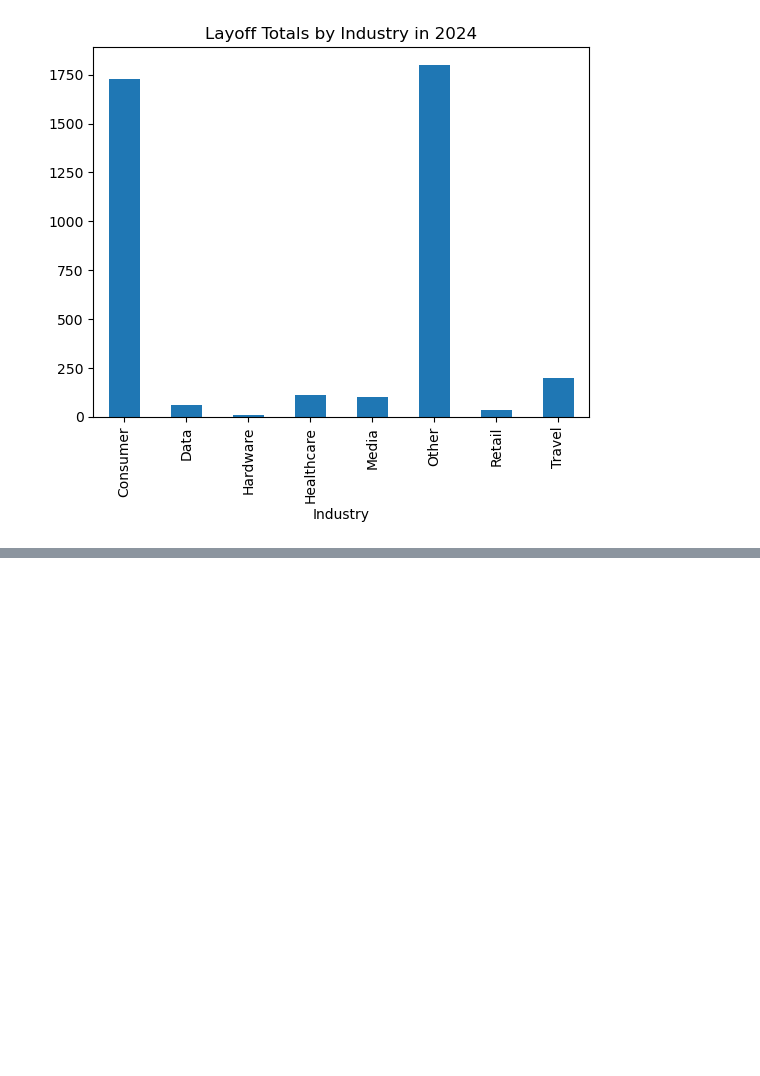
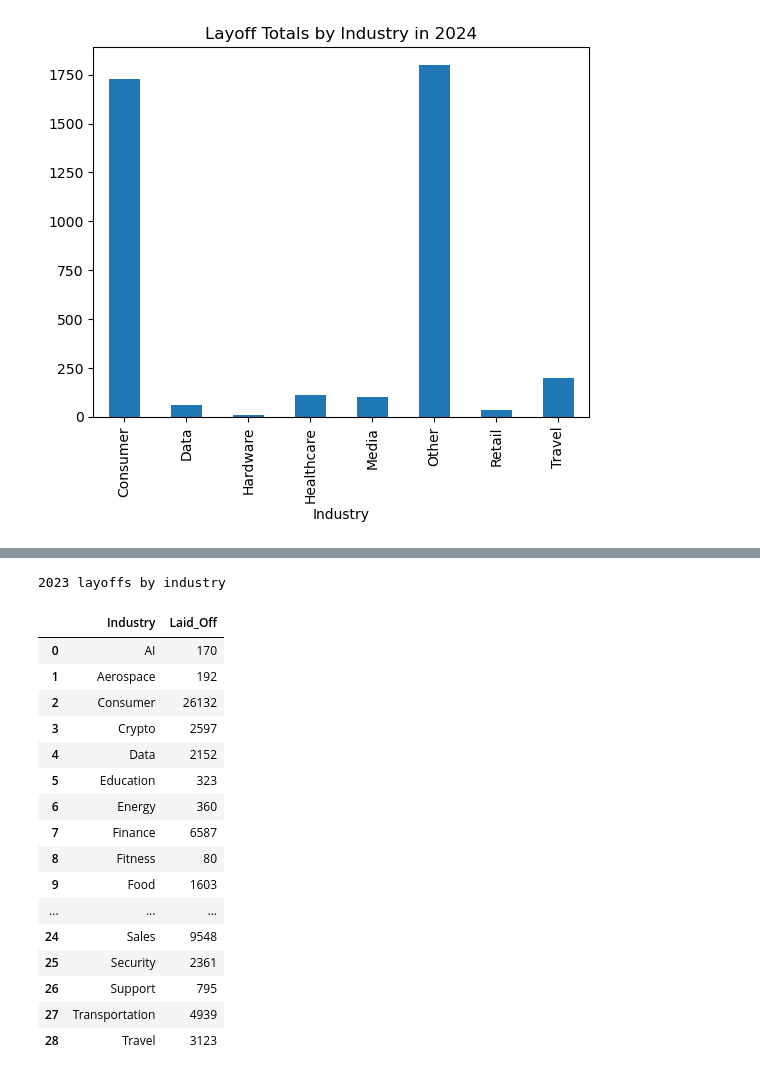
Before and after one commit to cschneggenburger/group-2-project-1, a Jupyter notebook: Big_Tech_Layoffs_Cody.ipynb, the cells around one changed output, grey strips where cells are left out. Saved outputs shown, nothing was run; the diff lists cells and outputs as text; code cells hidden in the pictures; blank space fills up the shorter version.

```diff
--- a/Big_Tech_Layoffs_Cody.ipynb
+++ b/Big_Tech_Layoffs_Cody.ipynb
@@ -218,0 +305,23 @@ fig5 = layoffs_2024_by_industry_df.plot.bar(x='Industry', legend=False, title="L
+# %%
+#DataFrame for 2023 layoffs by industry
+print("2023 layoffs by industry")
+display(layoffs_2023_by_industry_df)
+# %% [output]
+2023 layoffs by industry
+|  | Industry | Laid_Off |
+| 0 | AI | 170 |
+| 1 | Aerospace | 192 |
+| 2 | Consumer | 26132 |
+| 3 | Crypto | 2597 |
+| 4 | Data | 2152 |
+| 5 | Education | 323 |
+| 6 | Energy | 360 |
+| 7 | Finance | 6587 |
+| 8 | Fitness | 80 |
+| 9 | Food | 1603 |
+| ... | ... | ... |
+| 24 | Sales | 9548 |
+| 25 | Security | 2361 |
+| 26 | Support | 795 |
+| 27 | Transportation | 4939 |
+| 28 | Travel | 3123 |
```
Also changed, not shown: parts of 13 cells of this notebook.
